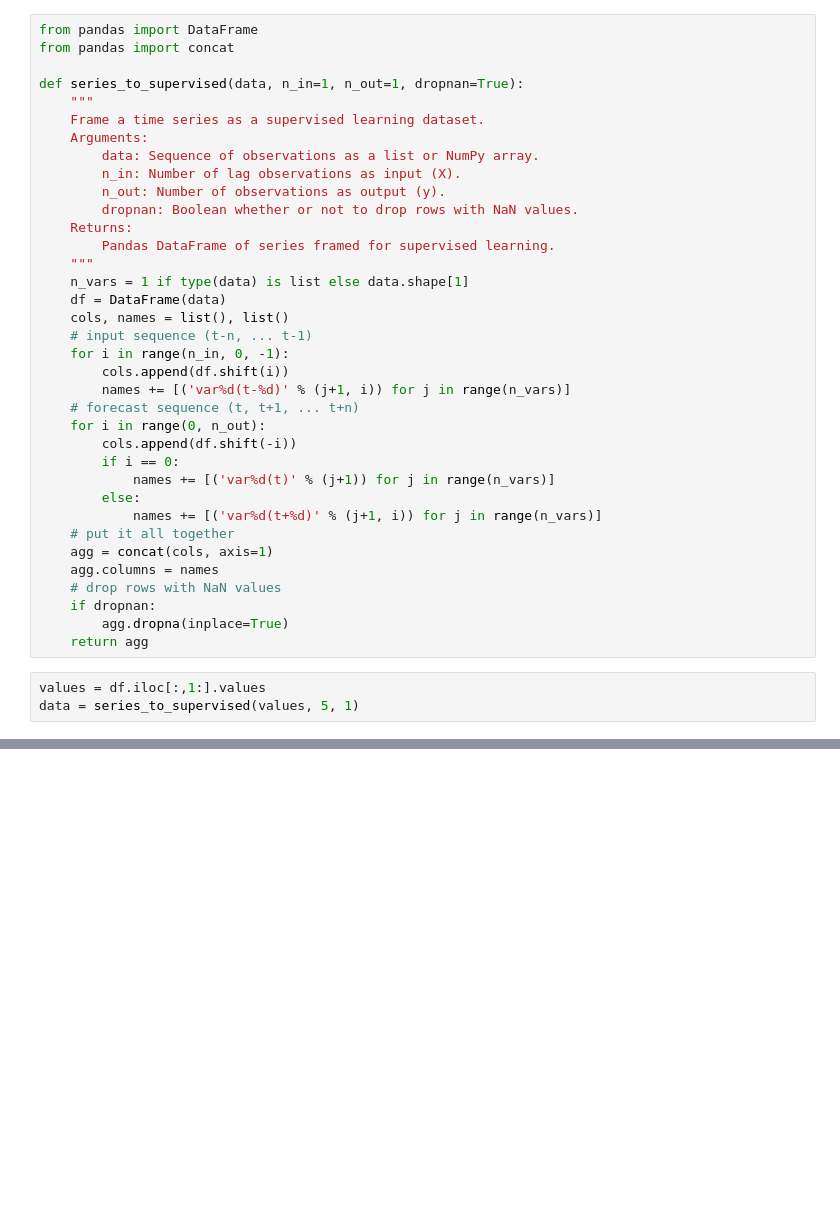
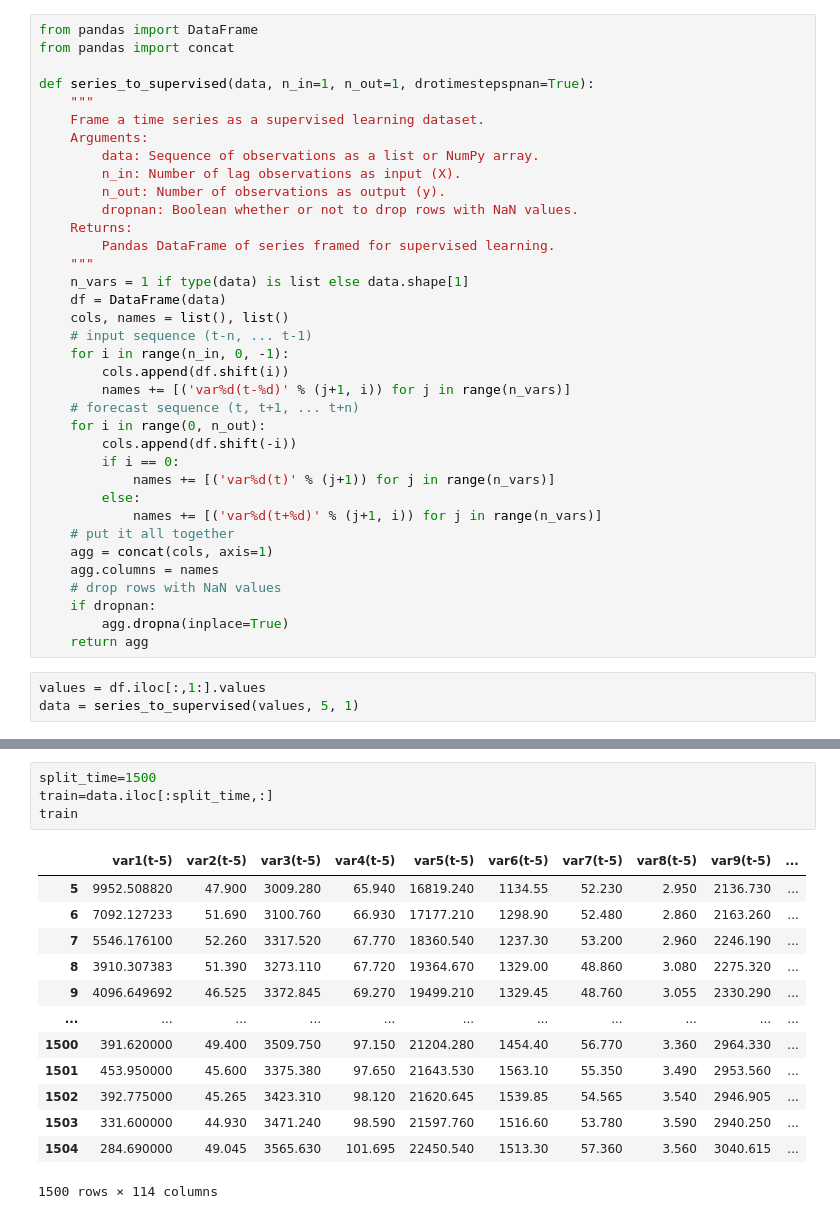
Before and after one commit to keniaCisneros/bitcoins_pricing, a Jupyter notebook: Serie_tiempo.ipynb, the cells around one changed output, grey strips where cells are left out. Drawn from its saved outputs; the diff is of its cells as text; blank space fills up the shorter version.

```diff
--- a/Serie_tiempo.ipynb
+++ b/Serie_tiempo.ipynb
@@ -171,7 +170,7 @@ df.head()
 from pandas import DataFrame
 from pandas import concat
 
-def series_to_supervised(data, n_in=1, n_out=1, dropnan=True):
+def series_to_supervised(data, n_in=1, n_out=1, drotimestepspnan=True):
 	"""
 	Frame a time series as a supervised learning dataset.
 	Arguments:
@@ -228,0 +208,18 @@ df.iloc[:,1:]
+# %%
+split_time=1500
+train=data.iloc[:split_time,:]
+train
+# %% [output]
+|  | var1(t-5) | var2(t-5) | var3(t-5) | var4(t-5) | var5(t-5) | var6(t-5) | var7(t-5) | var8(t-5) | var9(t-5) | ... |
+| 5 | 9952.508820 | 47.900 | 3009.280 | 65.940 | 16819.240 | 1134.55 | 52.230 | 2.950 | 2136.730 | ... |
+| 6 | 7092.127233 | 51.690 | 3100.760 | 66.930 | 17177.210 | 1298.90 | 52.480 | 2.860 | 2163.260 | ... |
+| 7 | 5546.176100 | 52.260 | 3317.520 | 67.770 | 18360.540 | 1237.30 | 53.200 | 2.960 | 2246.190 | ... |
+| 8 | 3910.307383 | 51.390 | 3273.110 | 67.720 | 19364.670 | 1329.00 | 48.860 | 3.080 | 2275.320 | ... |
+| 9 | 4096.649692 | 46.525 | 3372.845 | 69.270 | 19499.210 | 1329.45 | 48.760 | 3.055 | 2330.290 | ... |
+| ... | ... | ... | ... | ... | ... | ... | ... | ... | ... | ... |
+| 1500 | 391.620000 | 49.400 | 3509.750 | 97.150 | 21204.280 | 1454.40 | 56.770 | 3.360 | 2964.330 | ... |
+| 1501 | 453.950000 | 45.600 | 3375.380 | 97.650 | 21643.530 | 1563.10 | 55.350 | 3.490 | 2953.560 | ... |
+| 1502 | 392.775000 | 45.265 | 3423.310 | 98.120 | 21620.645 | 1539.85 | 54.565 | 3.540 | 2946.905 | ... |
+| 1503 | 331.600000 | 44.930 | 3471.240 | 98.590 | 21597.760 | 1516.60 | 53.780 | 3.590 | 2940.250 | ... |
+| 1504 | 284.690000 | 49.045 | 3565.630 | 101.695 | 22450.540 | 1513.30 | 57.360 | 3.560 | 3040.615 | ... |
+1500 rows × 114 columns
```
Also changed, not shown: parts of 6 cells of this notebook.
